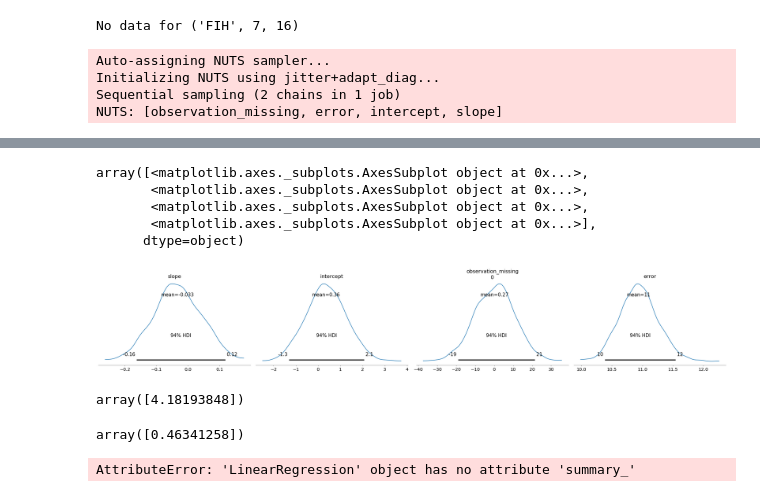
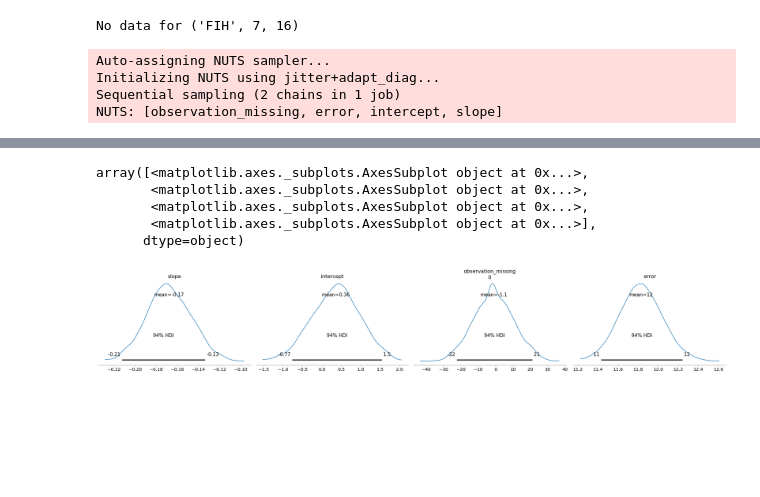
Before and after one commit to letitiayhho/feedback-alteration, a Jupyter notebook: analysis.ipynb, the cells around one changed output, grey strips where cells are left out. Saved outputs shown, nothing was run; the diff lists cells and outputs as text; code cells hidden in the pictures; blank space fills up the shorter version.

```diff
--- a/analysis.ipynb
+++ b/analysis.ipynb
@@ -266,7 +267,7 @@ for condition in ("PU", "PD", "FAE", "FIH"):
         a, b = regression
         group_regressions.append((phasenum, condition, subject, a, b))
 # %%
-test_df = subset_data(cleaned_df, condition = "PD", phasenum = 4)
+test_df = subset_data(cleaned_df, condition = "PD", phasenum = 5)
 x = test_df.num_rep.to_numpy().reshape(-1, 1)
 x = x.flatten()
 y = test_df.corrected_pitches.to_numpy()
@@ -283,6 +284,11 @@ with pm.Model() as model:
     # use MCMC to sample
     trace = pm.sample(1000, tune=1000, cores=1)
 
+    # Get summary statistics for posterior
+    lin_reg_summary = az.summary(trace, round_to = 2, hdi_prob = 0.95)
+    b_avg = lin_reg_summary["mean"]
+    b_CI = (lin_reg_summary["hdi_2.5%"], lin_reg_summary["hdi_97.5%"])
+
 pm.plot_posterior(trace)
 # %% [output]
 Auto-assigning NUTS sampler...
@@ -296,6 +301,6 @@ The acceptance probability does not match the target. It is 0.8941240621029451,
 array([<matplotlib.axes._subplots.AxesSubplot object at 0x...>,
        <matplotlib.axes._subplots.AxesSubplot object at 0x...>,
        <matplotlib.axes._subplots.AxesSubplot object at 0x...>,
        <matplotlib.axes._subplots.AxesSubplot object at 0x...>],
       dtype=object)
-[figure, old version]
+[figure, new version]
@@ -304,12 +306,0 @@ group_regressions
-# %%
-a
-# %% [output]
-array([4.18193848])
-# %%
-ln.intercept_
-# %% [output]
-array([0.46341258])
-# %%
-ln.summary_
-# %% [output]
-AttributeError: 'LinearRegression' object has no attribute 'summary_'
```
Also changed, not shown: parts of 9 cells of this notebook.
